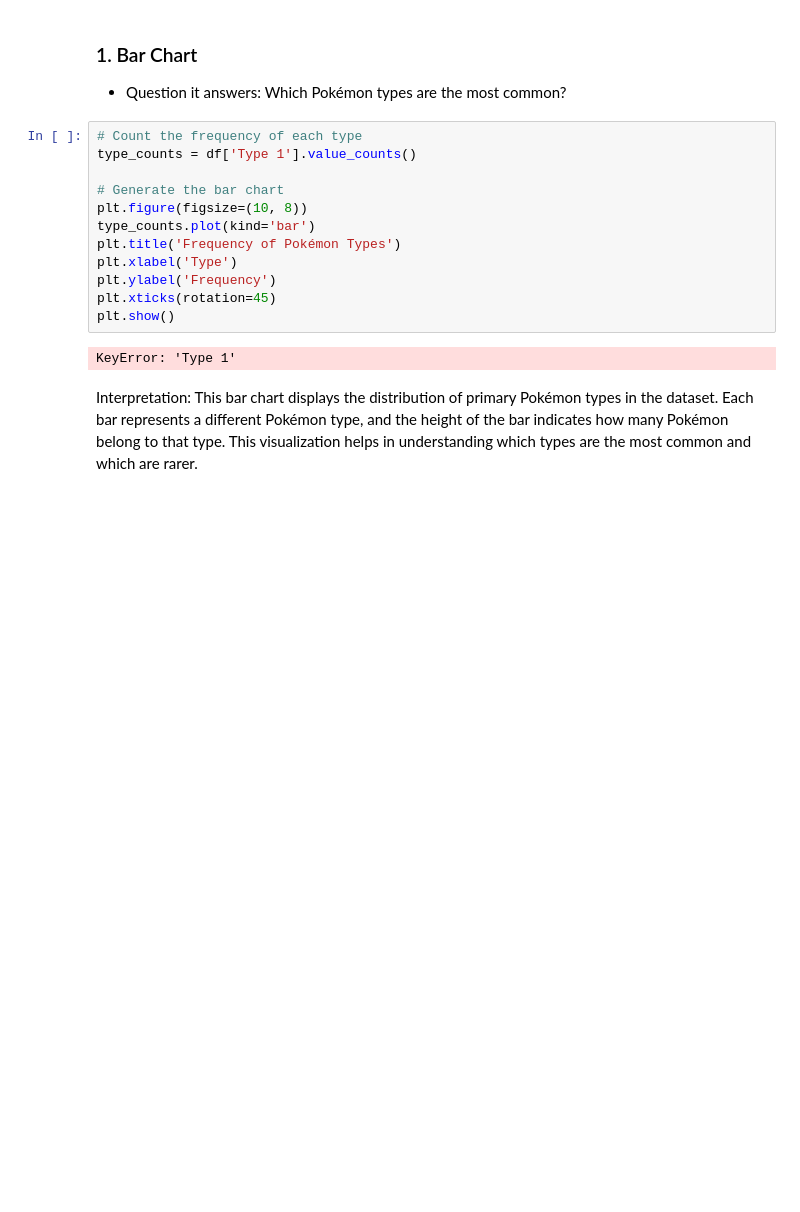
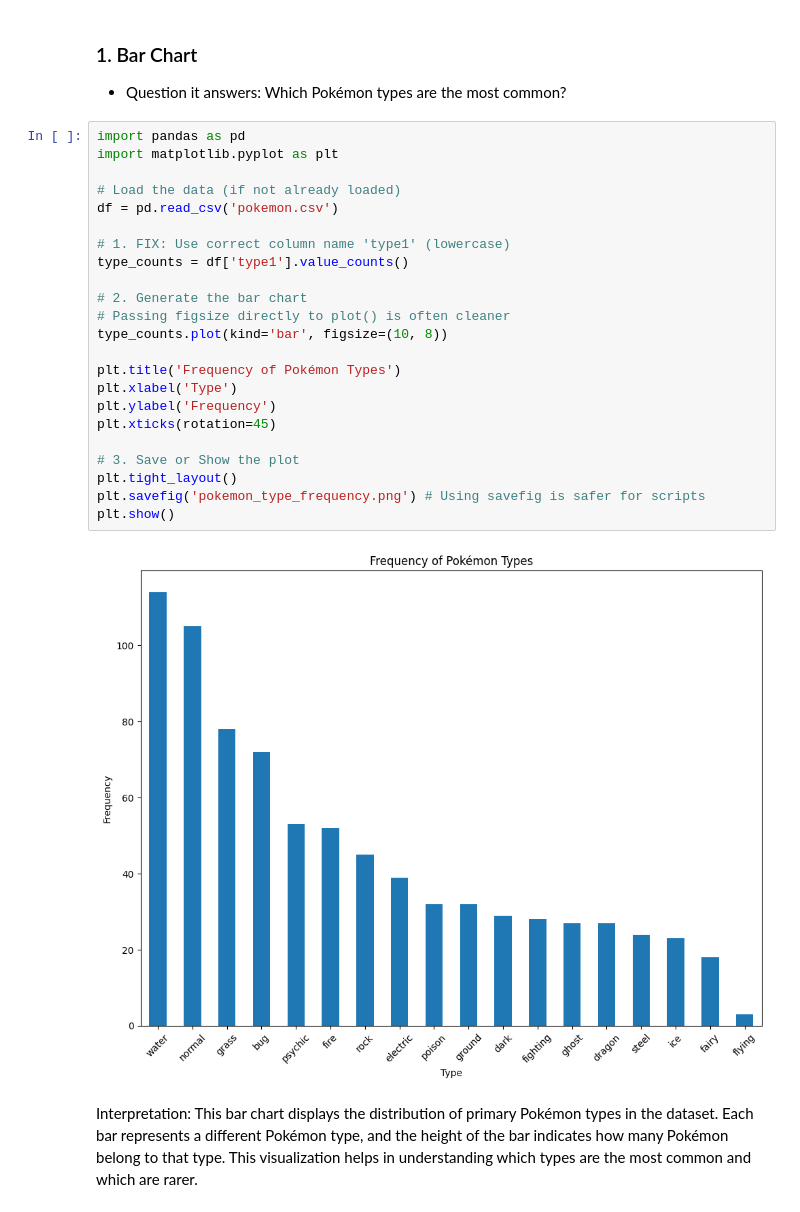
Before and after one commit to pilotbear-coder/DAE-Project, a Jupyter notebook: 7275/wk2/H2L1.ipynb, the cells around one changed output. Saved outputs shown, nothing was run; the diff lists cells and outputs as text; blank space fills up the shorter version.

Commit message:
Charts!

```diff
--- a/7275/wk2/H2L1.ipynb
+++ b/7275/wk2/H2L1.ipynb
@@ -436,19 +441,30 @@ Categorical Data: By default, `df.describe()` only analyzes numeric columns. If
 ### 1. Bar Chart
 - Question it answers: Which Pokémon types are the most common?
 # %%
-# Count the frequency of each type
-type_counts = df['Type 1'].value_counts()
+import pandas as pd
+import matplotlib.pyplot as plt
 
-# Generate the bar chart
-plt.figure(figsize=(10, 8))
-type_counts.plot(kind='bar')
+# Load the data (if not already loaded)
+df = pd.read_csv('pokemon.csv')
+
+# 1. FIX: Use correct column name 'type1' (lowercase)
+type_counts = df['type1'].value_counts()
+
+# 2. Generate the bar chart
+# Passing figsize directly to plot() is often cleaner
+type_counts.plot(kind='bar', figsize=(10, 8))
+
 plt.title('Frequency of Pokémon Types')
 plt.xlabel('Type')
 plt.ylabel('Frequency')
 plt.xticks(rotation=45)
+
+# 3. Save or Show the plot
+plt.tight_layout()
+plt.savefig('pokemon_type_frequency.png') # Using savefig is safer for scripts
 plt.show()
 # %% [output]
-KeyError: 'Type 1'
+[figure, added]
 # %% [markdown]
 Interpretation:
 This bar chart displays the distribution of primary Pokémon types in the dataset. Each bar represents a different Pokémon type, and the height of the bar indicates how many Pokémon belong to that type. This visualization helps in understanding which types are the most common and which are rarer.
```
Also changed, not shown: parts of 7 cells of this notebook, 2 other files.
